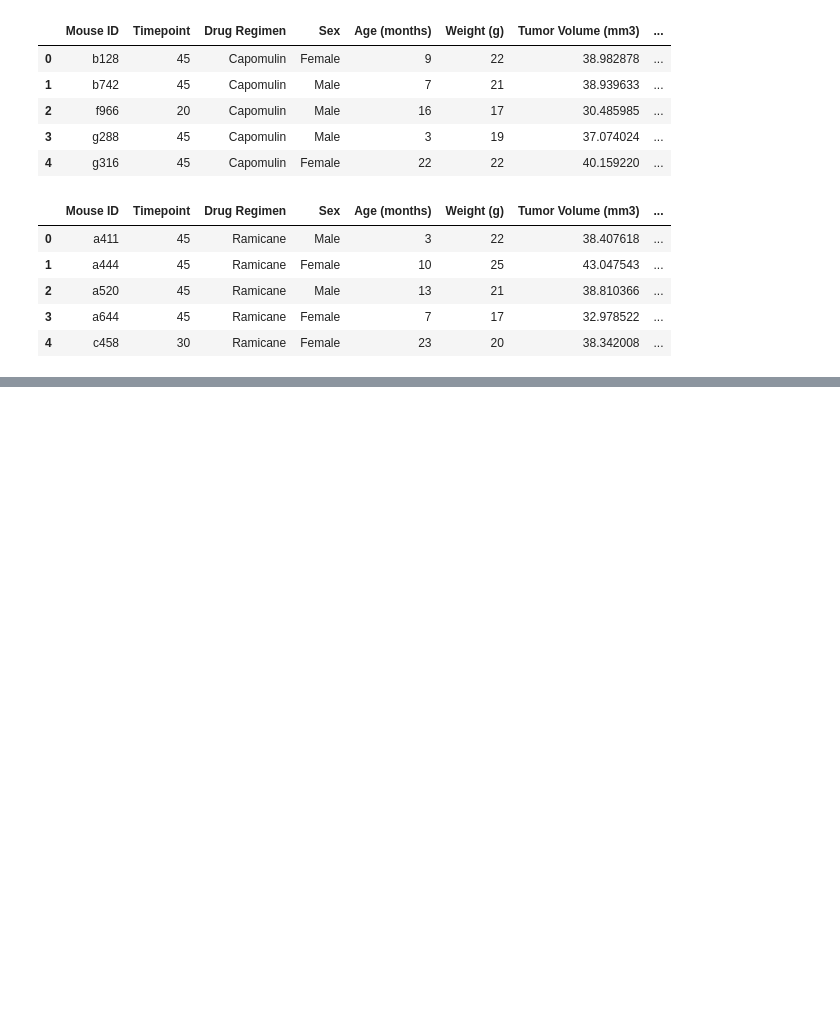
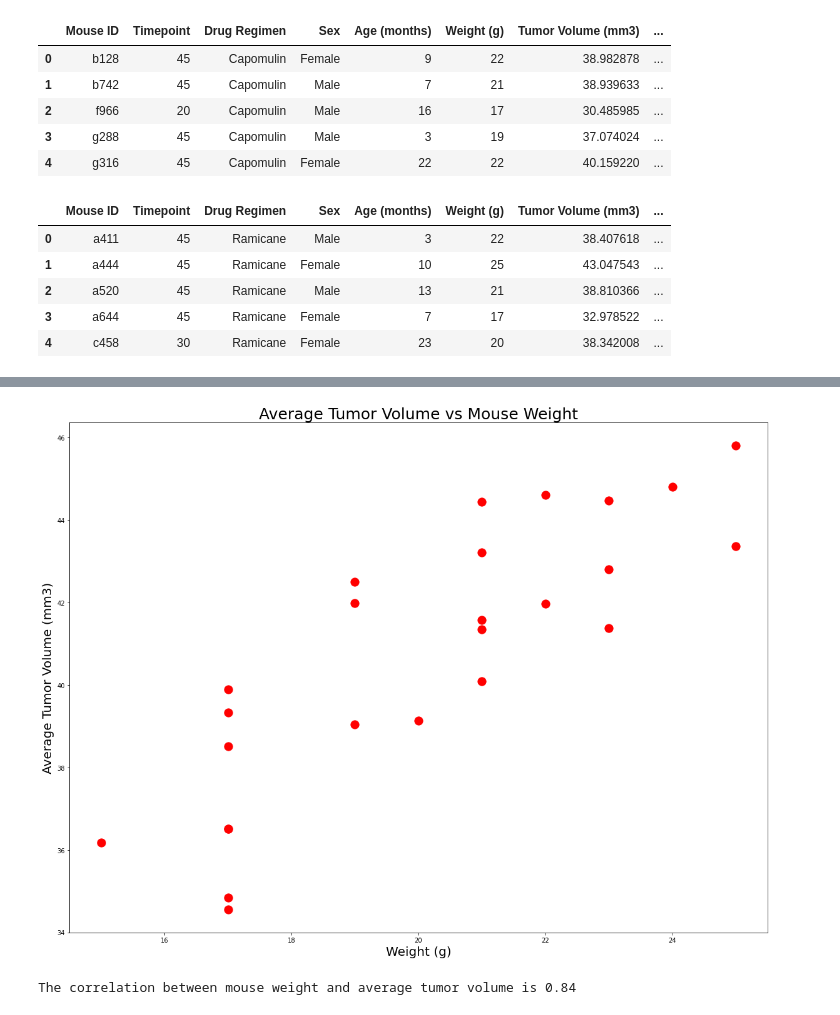
Before and after one commit to geraldwattsthethird/matplotlib-hw, a Jupyter notebook: The Power of Plots/pymaceuticals_starter.ipynb, the cells around one changed output, grey strips where cells are left out. Cells and saved outputs as stored; diff of their text form; code cells hidden in the pictures; blank space fills up the shorter version.

```diff
--- a/The Power of Plots/pymaceuticals_starter.ipynb
+++ b/The Power of Plots/pymaceuticals_starter.ipynb
@@ -329,3 +470,22 @@ Ramicane_merge.head()
+# %%
+# Generate a scatter plot of average tumor volume vs. mouse weight for the Capomulin regimen
+fig1, ax1 = plt.subplots(figsize=(20, 15))
+avg_tumor_volume = Capomulin_df.groupby(['Mouse ID']).mean()
+
+marker_size=10
+plt.scatter(avg_tumor_volume['Weight (g)'],avg_tumor_volume['Tumor Volume (mm3)'],s=175, color="red")
+plt.title('Average Tumor Volume vs Mouse Weight',fontsize=25)
+plt.xlabel('Weight (g)',fontsize = 20)
+plt.ylabel('Average Tumor Volume (mm3)',fontsize = 20)
+
+plt.show()
+# %% [output]
+[figure, added]
 # %%
 # Calculate the correlation coefficient and linear regression model
 # for mouse weight and average tumor volume for the Capomulin regimen
+
+corr=round(st.pearsonr(avg_tumor_volume['Weight (g)'],avg_tumor_volume['Tumor Volume (mm3)'])[0],2)
+print(f"The correlation between mouse weight and average tumor volume is {corr}")
+# %% [output]
+The correlation between mouse weight and average tumor volume is 0.84
```
Also changed, not shown: parts of 16 cells of this notebook.
